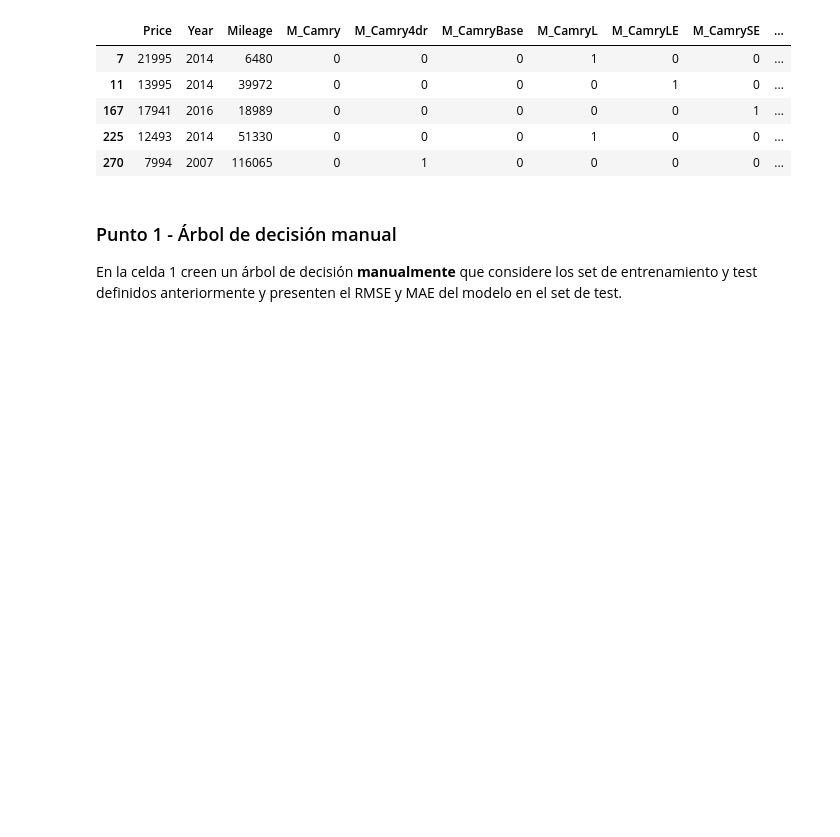
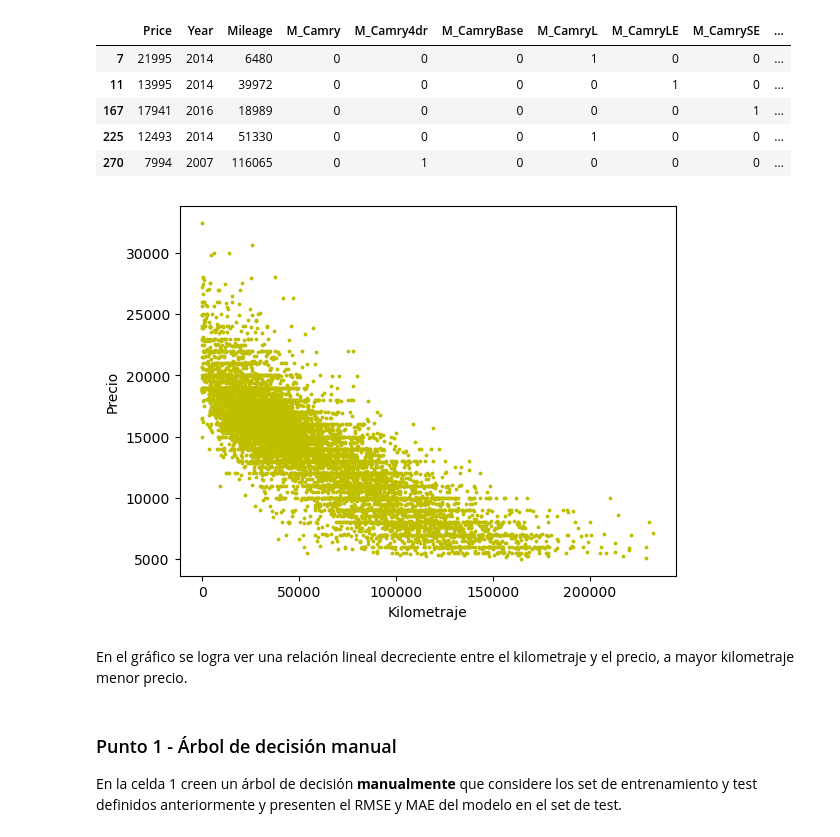
Before and after one commit to elkindavid/Machine-Learning, a Jupyter notebook: Week 2/S2TC1_RandomForests_Boosting.ipynb, the cells around one changed output. Drawn from its saved outputs; the diff is of its cells as text; code cells hidden in the pictures; blank space fills up the shorter version.

```diff
--- a/Week 2/S2TC1_RandomForests_Boosting.ipynb
+++ b/Week 2/S2TC1_RandomForests_Boosting.ipynb
@@ -41,6 +41,15 @@ data.head()
 | 167 | 17941 | 2016 | 18989 | 0 | 0 | 0 | 0 | 0 | 1 | ... |
 | 225 | 12493 | 2014 | 51330 | 0 | 0 | 0 | 1 | 0 | 0 | ... |
 | 270 | 7994 | 2007 | 116065 | 0 | 1 | 0 | 0 | 0 | 0 | ... |
+# %%
+plt.scatter(data.Mileage,data.Price, s=3, color="y")
+plt.xlabel('Kilometraje')
+plt.ylabel('Precio')
+plt.show()
+# %% [output]
+[figure, added]
+# %% [markdown]
+En el gráfico se logra ver una relación lineal decreciente entre el kilometraje y el precio, a mayor kilometraje menor precio.
 # %%
 # Separación de variables predictoras (X) y variable de interés (y)
 X = data.drop(['Price'], axis=1)
```
Also changed, not shown: parts of 6 cells of this notebook.
